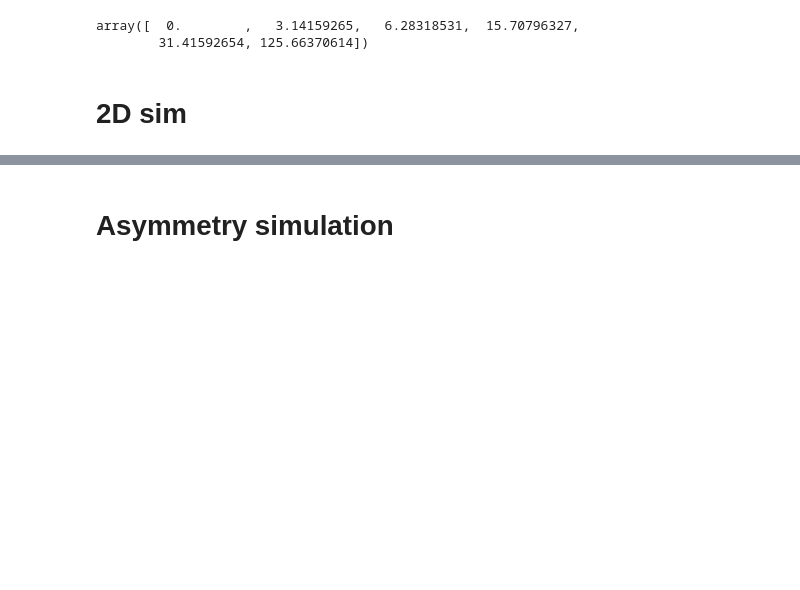
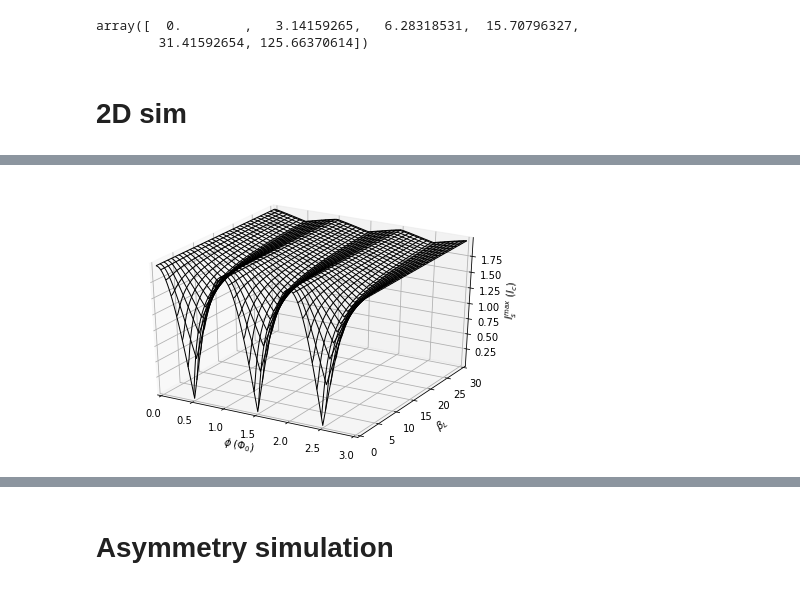
Before and after one commit to feschmidt/thesis, a Jupyter notebook: chapter-theory/notebooks/beta_L.ipynb, the cells around one changed output, grey strips where cells are left out. Saved outputs shown, nothing was run; the diff lists cells and outputs as text; code cells hidden in the pictures; blank space fills up the shorter version.

```diff
--- a/chapter-theory/notebooks/beta_L.ipynb
+++ b/chapter-theory/notebooks/beta_L.ipynb
@@ -259,0 +305,14 @@ plt.colorbar()
+# %%
+fig = plt.figure()
+ax = plt.axes(projection='3d')
+ax.plot_wireframe(X, Y, Z,edgecolor='k',lw=1)
+plt.xlabel(r'$\phi$ ($\Phi_0$)')
+plt.ylabel(r'$\beta_L$')
+ax.set_zlabel(r'$I_s^{max}$ ($I_c$)')
+plt.xlim(X.min(),X.max())
+plt.ylim(Y.min(),Y.max())
+ax.set_zlim(Z.min(),Z.max())
+plt.tight_layout()
+plt.savefig('../figs-JJ/SQUID_betaL.png',bbox_to_inches='tight')
+# %% [output]
+[figure, added]
```
Also changed, not shown: parts of 13 cells of this notebook, 3 other files.
